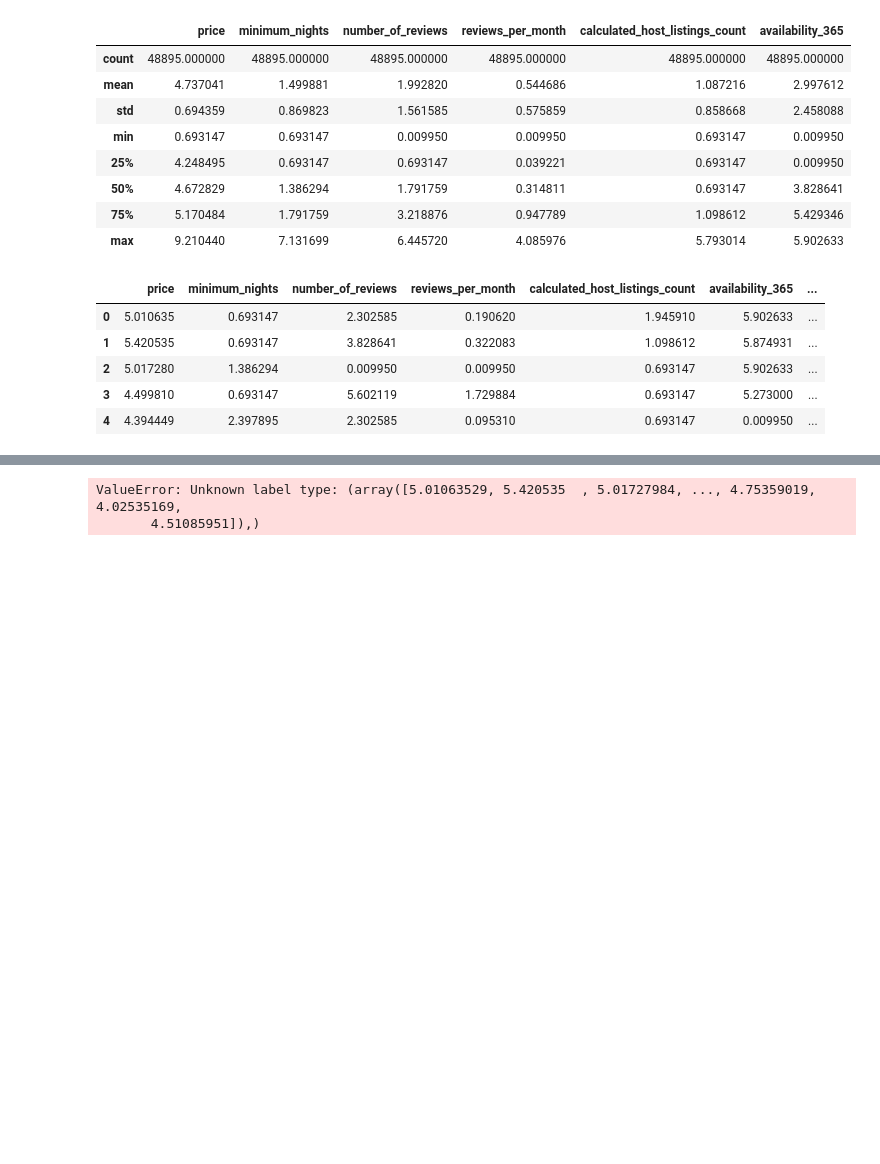
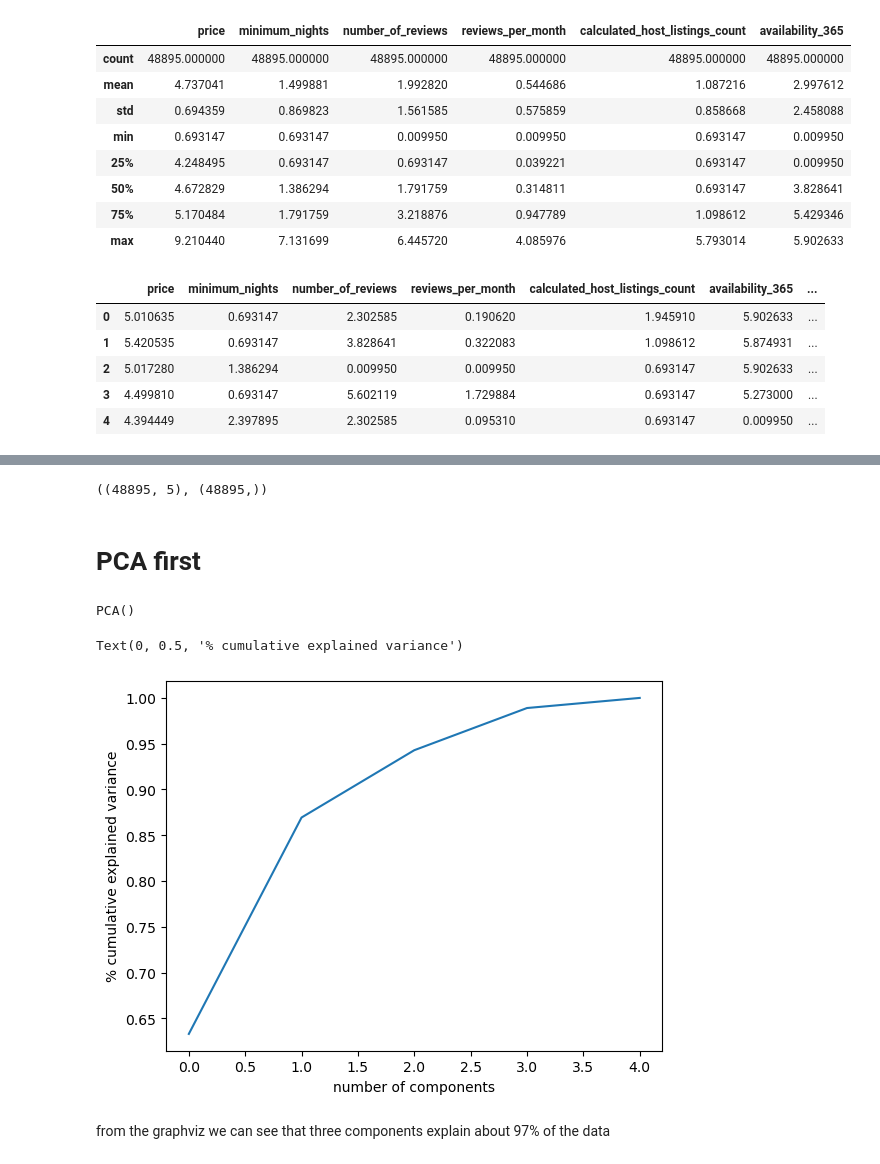
Before and after one commit to pokwir/Lighthouse-data-notes, a Jupyter notebook: Unit_5/Day_5/unsupervised-learning-/LDA Tutorial.ipynb, the cells around one changed output, grey strips where cells are left out. Saved outputs shown, nothing was run; the diff lists cells and outputs as text; code cells hidden in the pictures; blank space fills up the shorter version.

```diff
--- a/Unit_5/Day_5/unsupervised-learning-/LDA Tutorial.ipynb
+++ b/Unit_5/Day_5/unsupervised-learning-/LDA Tutorial.ipynb
@@ -180,9 +195,27 @@ plt.show()
 # %%
 #perform LDA
 from sklearn.discriminant_analysis import LinearDiscriminantAnalysis
-lda = LinearDiscriminantAnalysis(n_components=2)
-lda.fit(X, y)
-X_reduced = lda.transform(X)
-# %% [output]
-ValueError: Unknown label type: (array([5.01063529, 5.420535  , 5.01727984, ..., 4.75359019, 4.02535169,
-       4.51085951]),)
+# %%
+X.shape, y.shape
+# %% [output]
+((48895, 5), (48895,))
+# %% [markdown]
+# PCA first
+# %%
+from sklearn.decomposition import PCA
+
+pca = PCA(n_components=None)
+# %%
+pca.fit(X)
+# %% [output]
+PCA()
+# %%
+cum_explained_variance = np.cumsum(pca.explained_variance_ratio_)
+plt.plot(cum_explained_variance)
+plt.xlabel('number of components')
+plt.ylabel('% cumulative explained variance')
+# %% [output]
+Text(0, 0.5, '% cumulative explained variance')
+[figure, added]
+# %% [markdown]
+from the graphviz we can see that three components explain about 97% of the data
```
Also changed, not shown: parts of 19 cells of this notebook, 3 other files.
